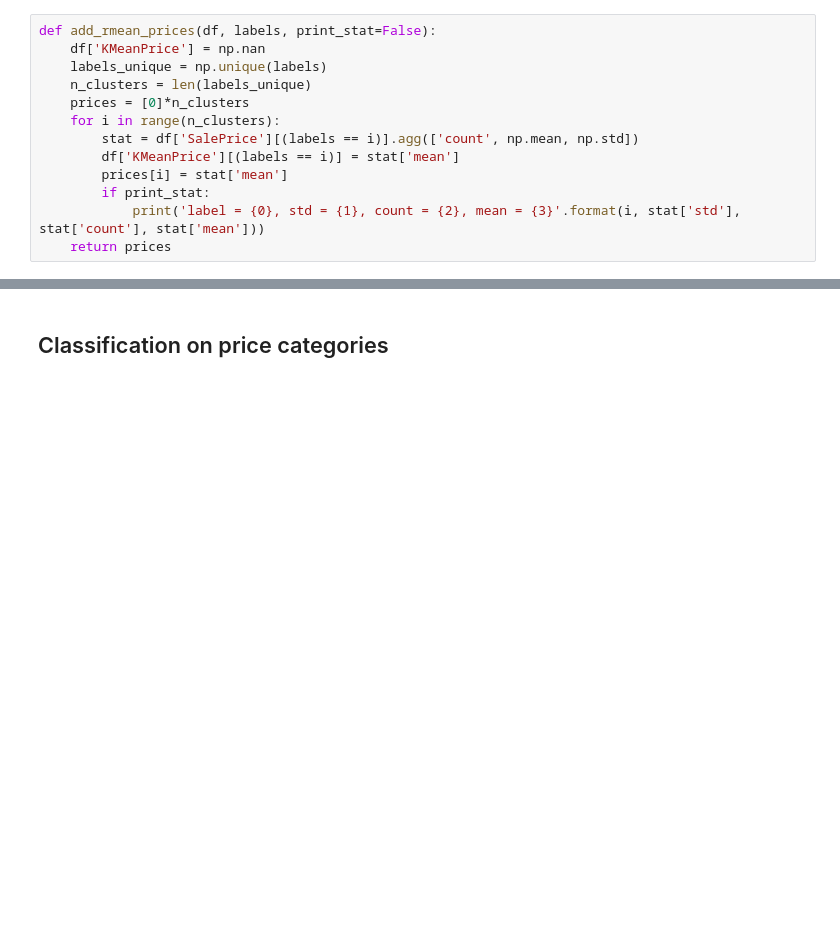
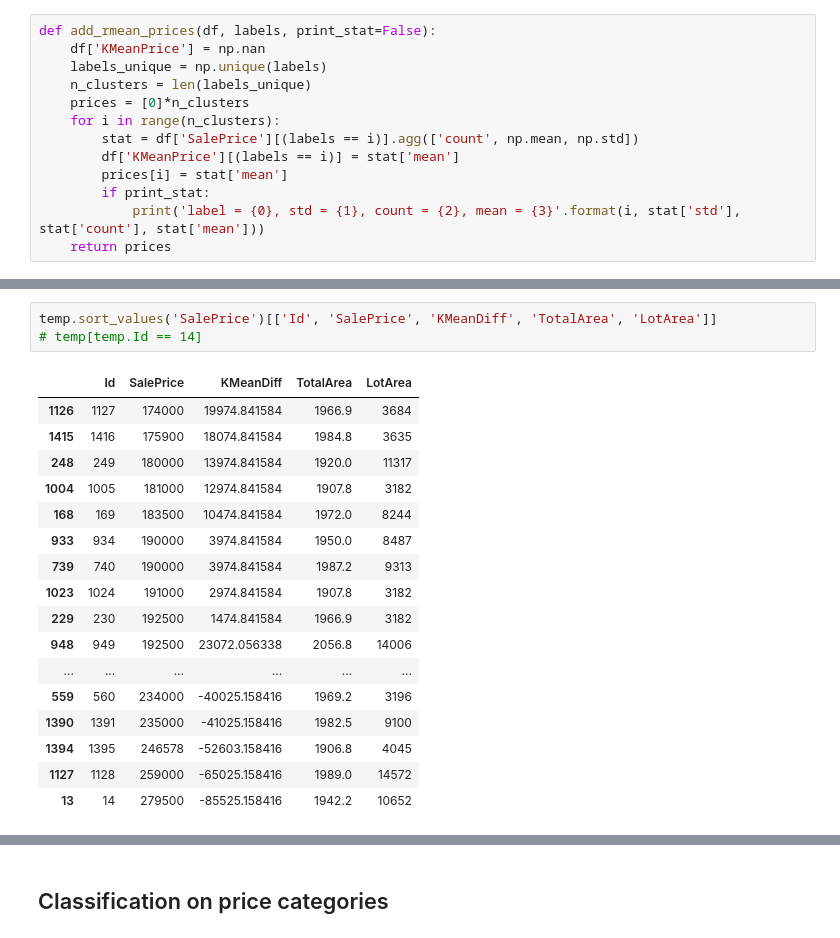
Before and after one commit to oddcard2/education, a Jupyter notebook: kaggle/house-prices-advanced-regression-techniques/KaggleHousingRegression.ipynb, the cells around one changed output, grey strips where cells are left out. Saved outputs shown, nothing was run; the diff lists cells and outputs as text; blank space fills up the shorter version.

```diff
--- a/kaggle/house-prices-advanced-regression-techniques/KaggleHousingRegression.ipynb
+++ b/kaggle/house-prices-advanced-regression-techniques/KaggleHousingRegression.ipynb
@@ -968,0 +1087,21 @@ estimate_kmean_regressor(housing_research_df, km_columns2, test_size=0.3, prepar
+# %%
+temp.sort_values('SalePrice')[['Id', 'SalePrice', 'KMeanDiff', 'TotalArea', 'LotArea']]
+# temp[temp.Id == 14]
+# %% [output]
+|  | Id | SalePrice | KMeanDiff | TotalArea | LotArea |
+| 1126 | 1127 | 174000 | 19974.841584 | 1966.9 | 3684 |
+| 1415 | 1416 | 175900 | 18074.841584 | 1984.8 | 3635 |
+| 248 | 249 | 180000 | 13974.841584 | 1920.0 | 11317 |
+| 1004 | 1005 | 181000 | 12974.841584 | 1907.8 | 3182 |
+| 168 | 169 | 183500 | 10474.841584 | 1972.0 | 8244 |
+| 933 | 934 | 190000 | 3974.841584 | 1950.0 | 8487 |
+| 739 | 740 | 190000 | 3974.841584 | 1987.2 | 9313 |
+| 1023 | 1024 | 191000 | 2974.841584 | 1907.8 | 3182 |
+| 229 | 230 | 192500 | 1474.841584 | 1966.9 | 3182 |
+| 948 | 949 | 192500 | 23072.056338 | 2056.8 | 14006 |
+| ... | ... | ... | ... | ... | ... |
+| 559 | 560 | 234000 | -40025.158416 | 1969.2 | 3196 |
+| 1390 | 1391 | 235000 | -41025.158416 | 1982.5 | 9100 |
+| 1394 | 1395 | 246578 | -52603.158416 | 1906.8 | 4045 |
+| 1127 | 1128 | 259000 | -65025.158416 | 1989.0 | 14572 |
+| 13 | 14 | 279500 | -85525.158416 | 1942.2 | 10652 |
```
Also changed, not shown: parts of 48 cells of this notebook.
